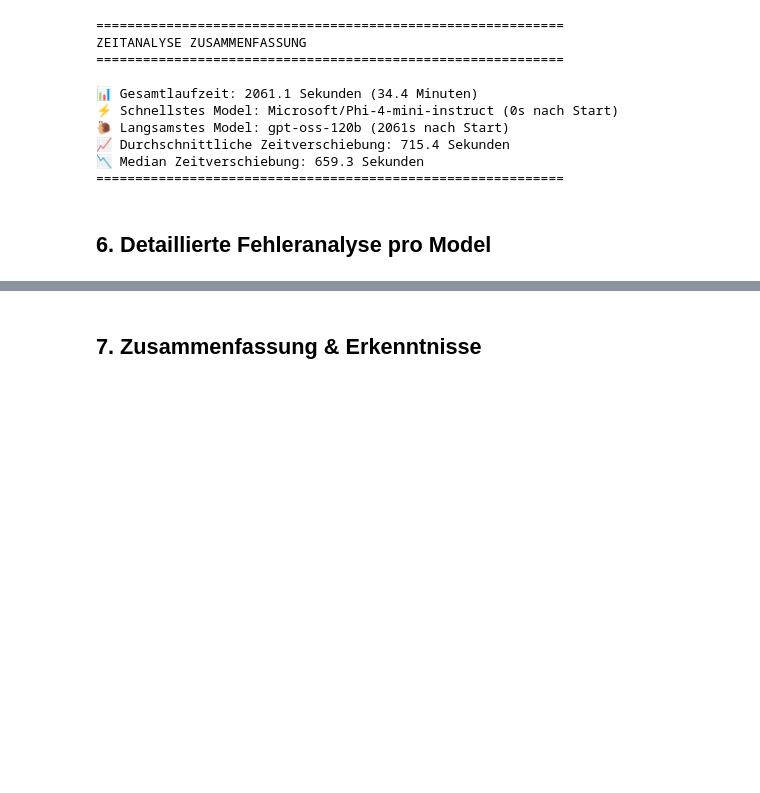
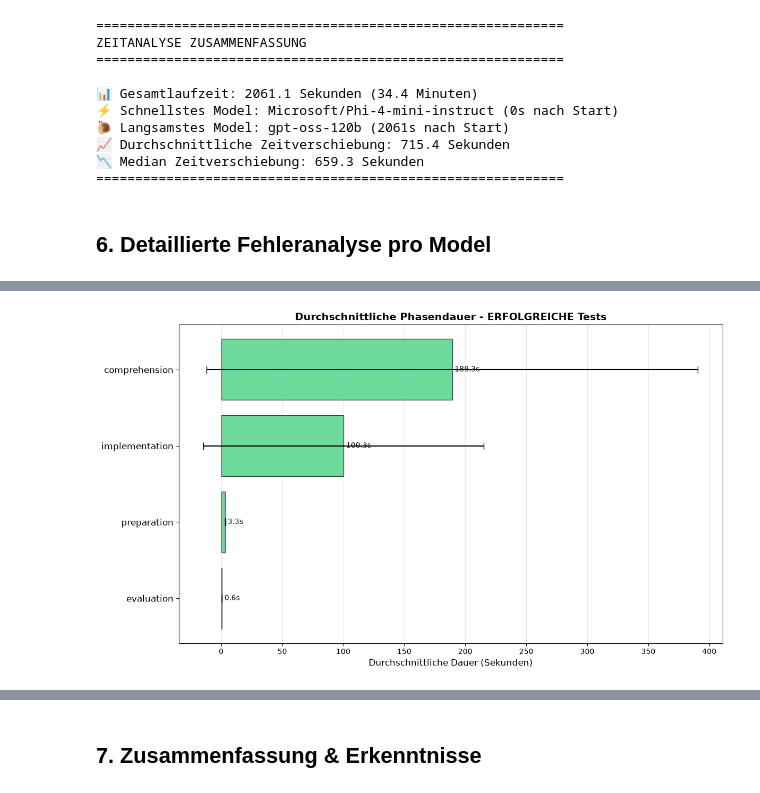
Before and after one commit to BequemeDecke/MDEAgent, a Jupyter notebook: notebooks/benchmark.ipynb, the cells around one changed output, grey strips where cells are left out. Saved outputs shown, nothing was run; the diff lists cells and outputs as text; code cells hidden in the pictures; blank space fills up the shorter version.

```diff
--- a/notebooks/benchmark.ipynb
+++ b/notebooks/benchmark.ipynb
@@ -452,0 +649,35 @@ Passing `palette` without assigning `hue` is deprecated and will be removed in v
+# %%
+if len(df_phases) > 0:
+    # Grafik 2: Durchschnittliche Phasendauer für ERFOLGREICHE Tests
+    fig, ax = plt.subplots(figsize=(12, 7))
+
+    success_data = avg_phases[avg_phases['success'] == True].sort_values('avg_latency', ascending=True)
+
+    colors_success = ['#2ecc71' for _ in success_data]
+    ax.barh(
+        range(len(success_data)),
+        success_data['avg_latency'],
+        xerr=success_data['std_latency'],
+        capsize=5,
+        color=colors_success,
+        alpha=0.7,
+        edgecolor='black',
+    )
+
+    ax.set_yticks(range(len(success_data)))
+    ax.set_yticklabels(success_data['phase'], fontsize=12)
+    ax.set_xlabel('Durchschnittliche Dauer (Sekunden)', fontsize=12)
+    ax.set_title('Durchschnittliche Phasendauer - ERFOLGREICHE Tests', fontsize=14, weight='bold')
+    ax.grid(True, axis='x', alpha=0.3)
+
+    # Werte hinzufügen
+    for i, (_, row) in enumerate(success_data.iterrows()):
+        ax.text(row['avg_latency'] + 2, i, f"{row['avg_latency']:.1f}s", va='center', fontsize=10)
+
+    plt.tight_layout()
+    plt.savefig(OUTPUT_DIR / 'benchmark_phase_timing_success.png', dpi=150, bbox_inches='tight')
+    plt.show()
+else:
+    print('Keine Phasen-Daten verfügbar.')
+# %% [output]
+[figure, added]
```
Also changed, not shown: parts of 21 cells of this notebook.
